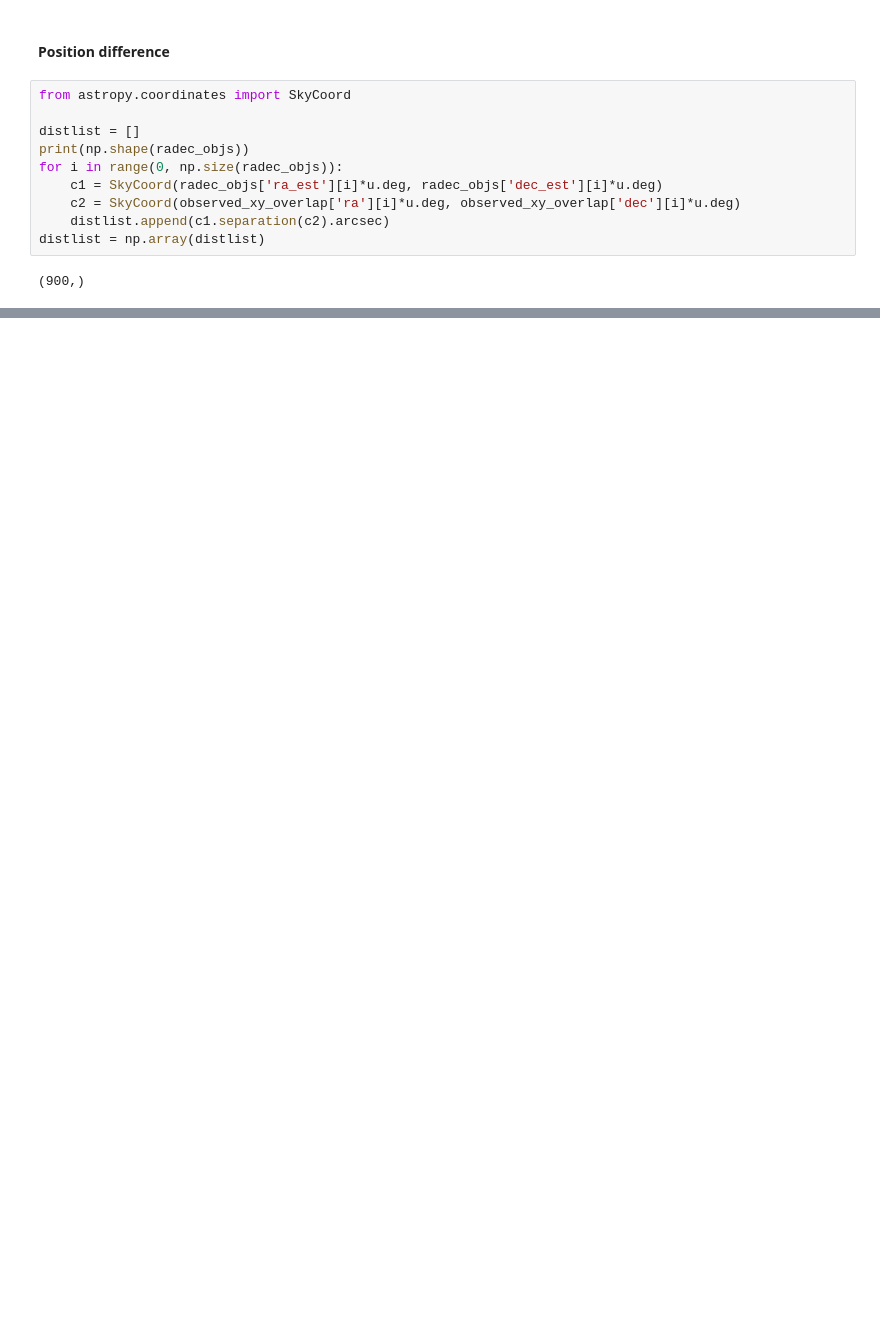
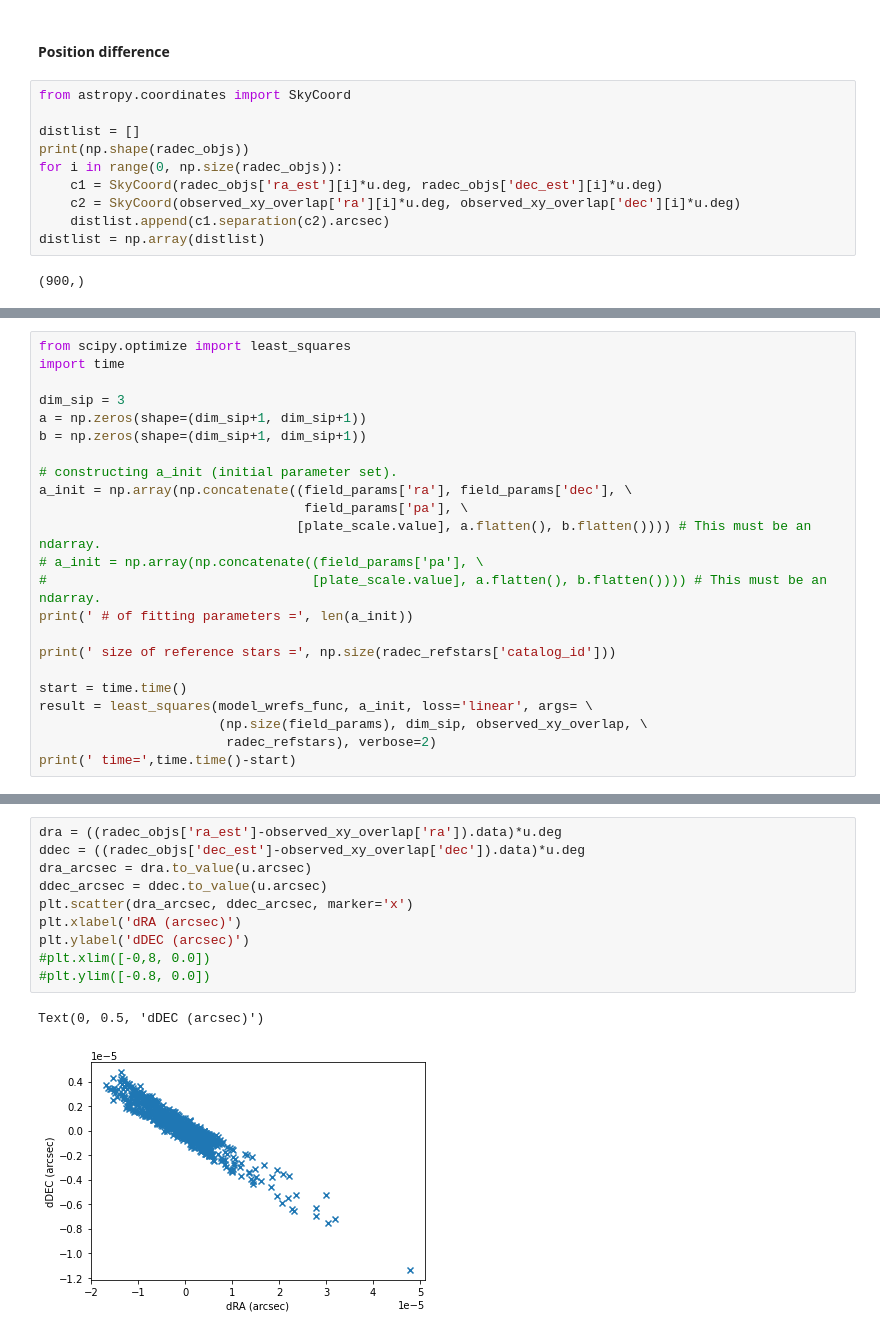
Before and after one commit to kawatadaisuke/JASMINE-analysis-testing, a Jupyter notebook: case7_challenge_00_pix2wcs.ipynb, the cells around one changed output, grey strips where cells are left out. Drawn from its saved outputs; the diff is of its cells as text; blank space fills up the shorter version.

```diff
--- a/case7_challenge_00_pix2wcs.ipynb
+++ b/case7_challenge_00_pix2wcs.ipynb
@@ -599,0 +713,23 @@ Text(0, 0.5, 'dDEC (arcsec)')
+# %%
+from scipy.optimize import least_squares
+import time
+
+dim_sip = 3
+a = np.zeros(shape=(dim_sip+1, dim_sip+1))
+b = np.zeros(shape=(dim_sip+1, dim_sip+1))
+
+# constructing a_init (initial parameter set).
+a_init = np.array(np.concatenate((field_params['ra'], field_params['dec'], \
+                                  field_params['pa'], \
+                                 [plate_scale.value], a.flatten(), b.flatten()))) # This must be an ndarray.
+# a_init = np.array(np.concatenate((field_params['pa'], \
+#                                  [plate_scale.value], a.flatten(), b.flatten()))) # This must be an ndarray.
+print(' # of fitting parameters =', len(a_init))
+
+print(' size of reference stars =', np.size(radec_refstars['catalog_id']))
+
+start = time.time()
+result = least_squares(model_wrefs_func, a_init, loss='linear', args= \
+                       (np.size(field_params), dim_sip, observed_xy_overlap, \
+                        radec_refstars), verbose=2)
+print(' time=',time.time()-start)
@@ -599,0 +844,13 @@ Text(0, 0.5, 'dDEC (arcsec)')
+# %%
+dra = ((radec_objs['ra_est']-observed_xy_overlap['ra']).data)*u.deg
+ddec = ((radec_objs['dec_est']-observed_xy_overlap['dec']).data)*u.deg
+dra_arcsec = dra.to_value(u.arcsec)
+ddec_arcsec = ddec.to_value(u.arcsec)
+plt.scatter(dra_arcsec, ddec_arcsec, marker='x')
+plt.xlabel('dRA (arcsec)')
+plt.ylabel('dDEC (arcsec)')
+#plt.xlim([-0,8, 0.0])
+#plt.ylim([-0.8, 0.0])
+# %% [output]
+Text(0, 0.5, 'dDEC (arcsec)')
+[figure, added]
```
Also changed, not shown: parts of 25 cells of this notebook.
